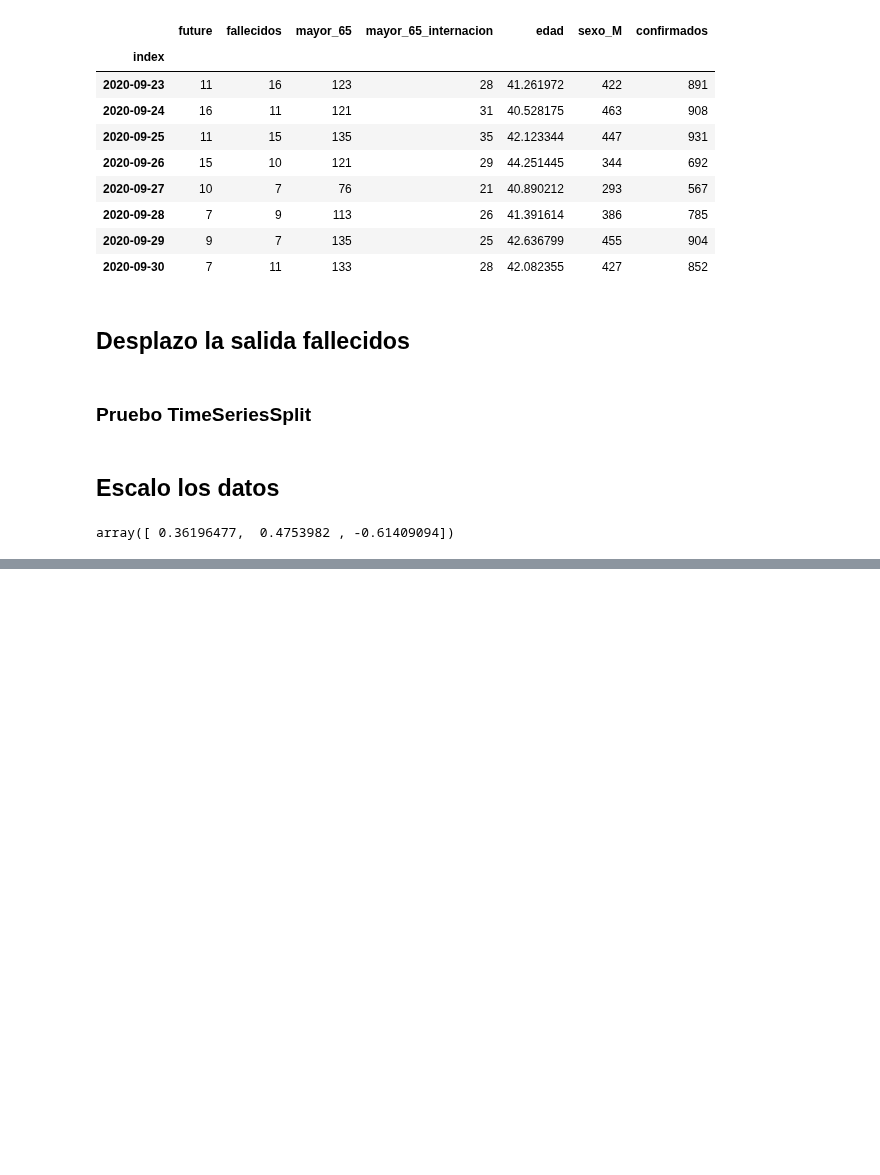
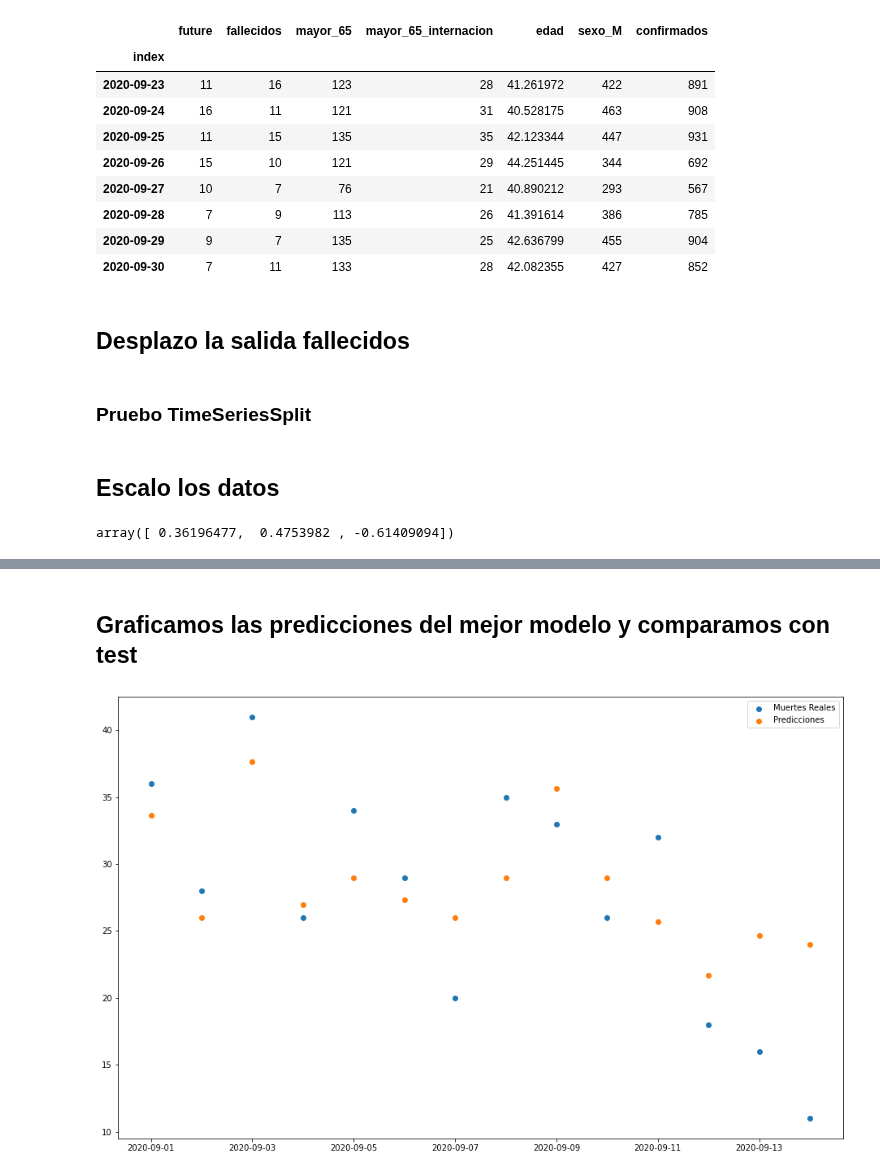
Before and after one commit to tomiambro/clusterai2020_grupo1, a Jupyter notebook: nuevos_modelos_tomi.ipynb, the cells around one changed output, grey strips where cells are left out. Cells and saved outputs as stored; diff of their text form; code cells hidden in the pictures; blank space fills up the shorter version.

```diff
--- a/nuevos_modelos_tomi.ipynb
+++ b/nuevos_modelos_tomi.ipynb
@@ -163,0 +194,33 @@ res.sort_values('r2', ascending=False)
+# %%
+xtrain = df_log.loc[df_log.index < pd.Timestamp('2020-09-01')].drop(['future'], axis = 1)
+ytrain = df_log.loc[df_log.index < pd.Timestamp('2020-09-01'), 'future']
+
+xtest = df_log.loc[(df_log.index >= pd.Timestamp('2020-09-01')) & (df_log.index < pd.Timestamp('2020-09-15'))].drop(['future'], axis = 1)
+ytest = df_log.loc[(df_log.index >= pd.Timestamp('2020-09-01')) & (df_log.index < pd.Timestamp('2020-09-15')), 'future']
+# %%
+scaler = StandardScaler()
+xtrain_scal = scaler.fit_transform(xtrain)
+xtest_scal = scaler.transform(xtest)
+# %%
+r2 = 0
+mse = 0
+mae = 0
+#ypreds = {}
+
+models = {'LR': LinearRegression(), 'KNR': KNeighborsRegressor(n_jobs=5), 'SVR': SVR(), 'RR': Ridge()}
+params = {'LR': params_LR, 'KNR': params_KNR, 'SVR': params_SVR, 'RR': params_RR}
+
+for name, model in models.items():
+
+    gs = GridSearchCV(estimator = model, cv = tscv, param_grid=params[name], scoring = 'r2')
+    gs.fit(xtrain_scal, ytrain)
+    print(f'{name}: {gs.best_params_}')
+
+    ypred = gs.best_estimator_.predict(xtest_scal)
+    ypreds[f'{name} Log'] = ypred
+
+    r2 = r2_score(ytest, ypred)
+    mse = mean_squared_error(ytest, ypred, squared=False)
+    mae = mean_absolute_error(ytest, ypred)
+
+    res = res.append({'model':f'{name} Log', 'r2':r2, 'shift':shift, 'rmse': mse, 'mae': mae}, ignore_index=True)
@@ -163,0 +244,12 @@ res.sort_values('r2', ascending=False)
+# %% [markdown]
+## Graficamos las predicciones del mejor modelo y comparamos con test
+# %%
+x = pd.date_range(start='2020-09-01', periods=14)
+# %%
+plt.figure(figsize=(16,10))
+plt.scatter(x=x, y=ytest)
+plt.scatter(x=x, y=ypreds['KNR'])
+plt.legend(['Muertes Reales', 'Predicciones'])
+plt.show()
+# %% [output]
+[figure, added]
```
Also changed, not shown: parts of 10 cells of this notebook.
